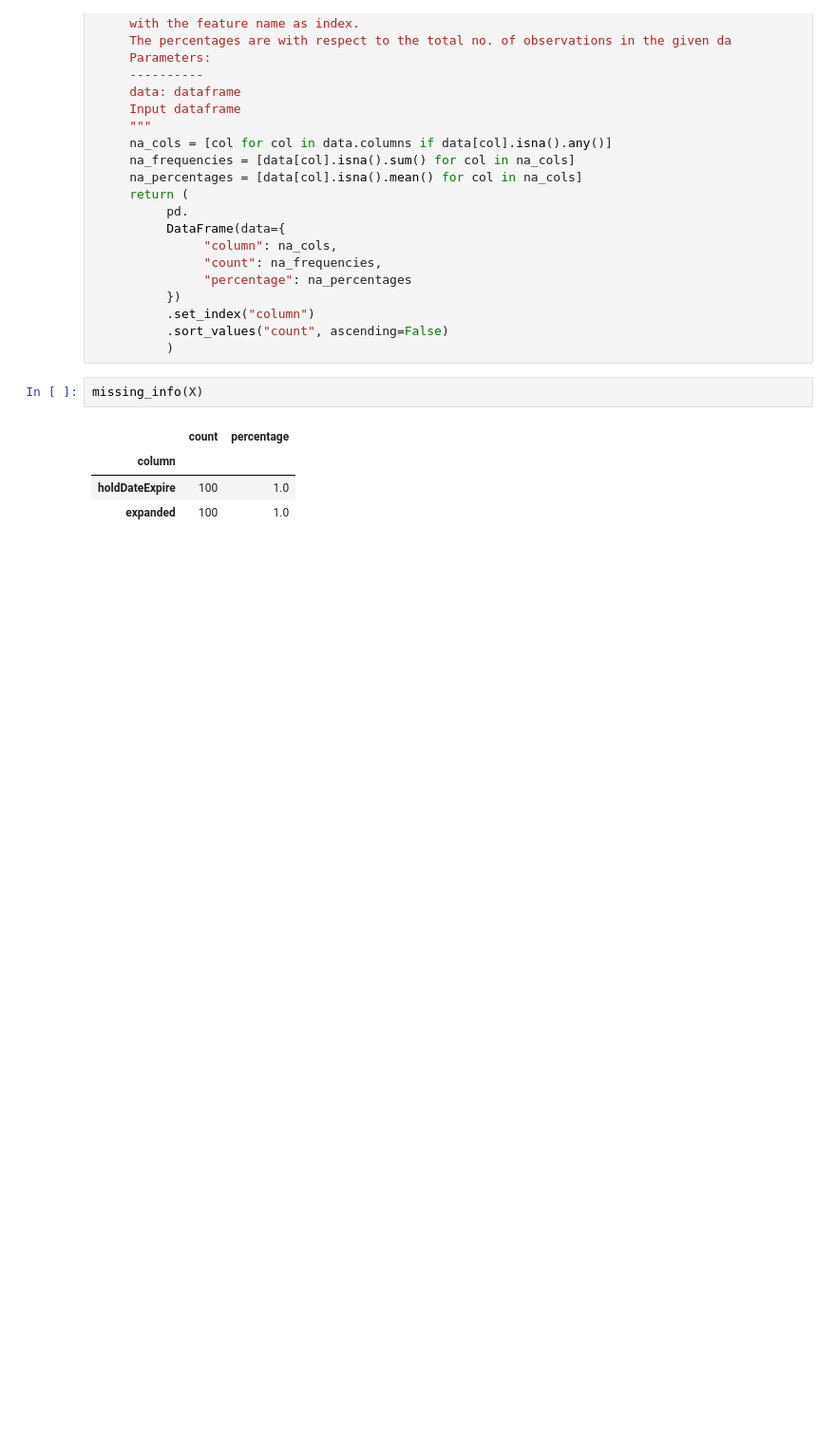
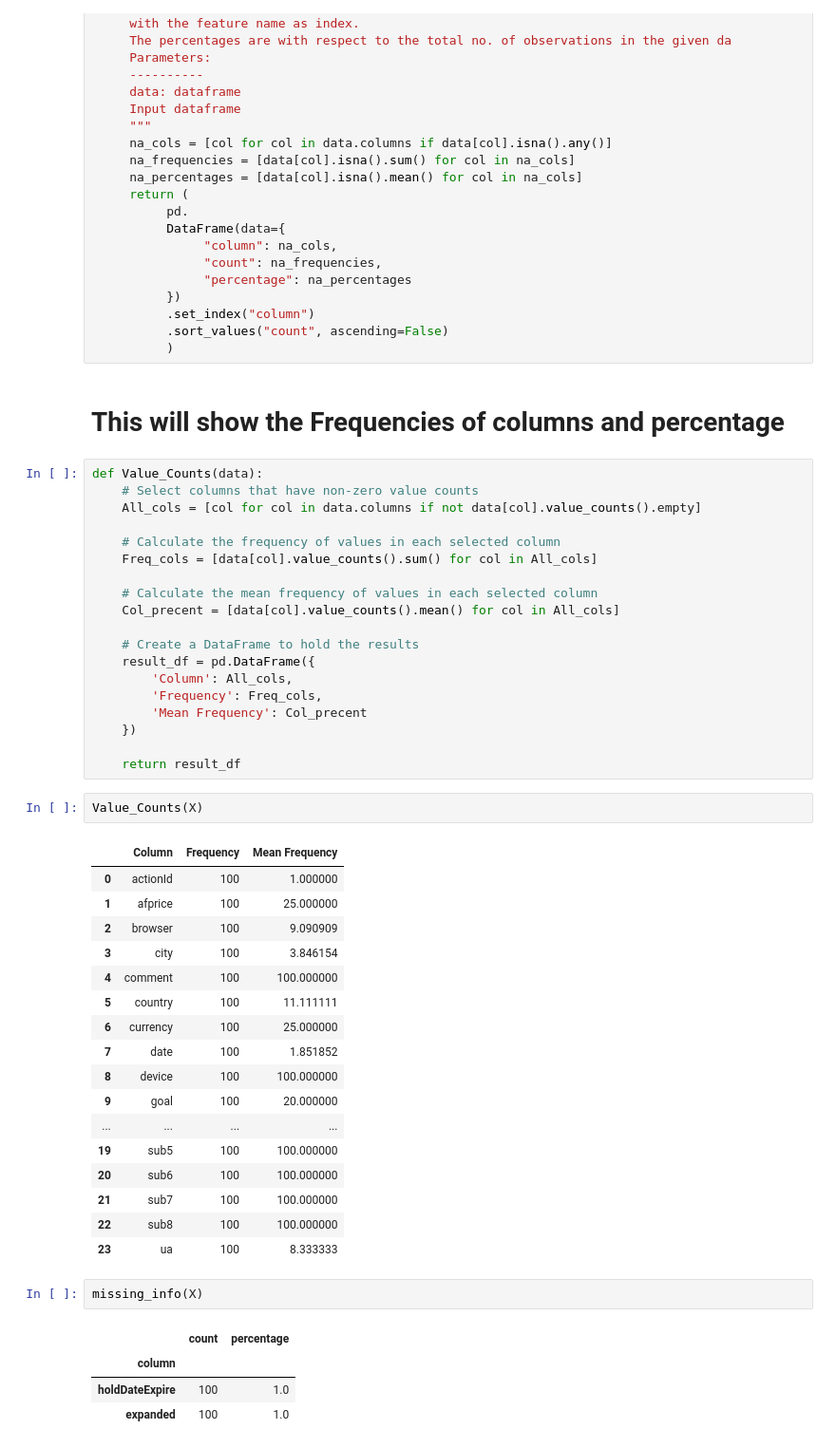
Before and after one commit to Maruf-Ahmad-khan/Feature-Scaling, a Jupyter notebook: Imputation of Missing Data.ipynb, the cells around one changed output. Shown at 95% size. Cells and saved outputs as stored; diff of their text form; blank space fills up the shorter version.

```diff
--- a/Imputation of Missing Data.ipynb
+++ b/Imputation of Missing Data.ipynb
@@ -70,6 +70,47 @@ def missing_info(data):
           .set_index("column")
           .sort_values("count", ascending=False)
           )
+# %% [markdown]
+# This will show the Frequencies of columns and percentage
+# %%
+def Value_Counts(data):
+    # Select columns that have non-zero value counts
+    All_cols = [col for col in data.columns if not data[col].value_counts().empty]
+
+    # Calculate the frequency of values in each selected column
+    Freq_cols = [data[col].value_counts().sum() for col in All_cols]
+
+    # Calculate the mean frequency of values in each selected column
+    Col_precent = [data[col].value_counts().mean() for col in All_cols]
+
+    # Create a DataFrame to hold the results
+    result_df = pd.DataFrame({
+        'Column': All_cols,
+        'Frequency': Freq_cols,
+        'Mean Frequency': Col_precent
+    })
+
+    return result_df
+# %%
+Value_Counts(X)
+# %% [output]
+|  | Column | Frequency | Mean Frequency |
+| 0 | actionId | 100 | 1.000000 |
+| 1 | afprice | 100 | 25.000000 |
+| 2 | browser | 100 | 9.090909 |
+| 3 | city | 100 | 3.846154 |
+| 4 | comment | 100 | 100.000000 |
+| 5 | country | 100 | 11.111111 |
+| 6 | currency | 100 | 25.000000 |
+| 7 | date | 100 | 1.851852 |
+| 8 | device | 100 | 100.000000 |
+| 9 | goal | 100 | 20.000000 |
+| ... | ... | ... | ... |
+| 19 | sub5 | 100 | 100.000000 |
+| 20 | sub6 | 100 | 100.000000 |
+| 21 | sub7 | 100 | 100.000000 |
+| 22 | sub8 | 100 | 100.000000 |
+| 23 | ua | 100 | 8.333333 |
 # %%
 missing_info(X)
 # %% [output]
```
